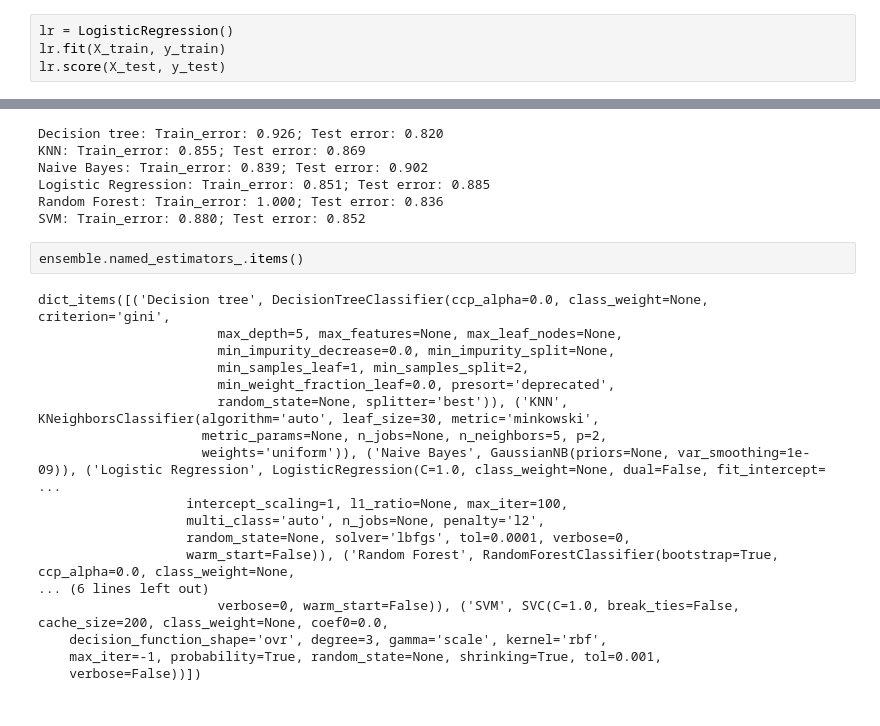
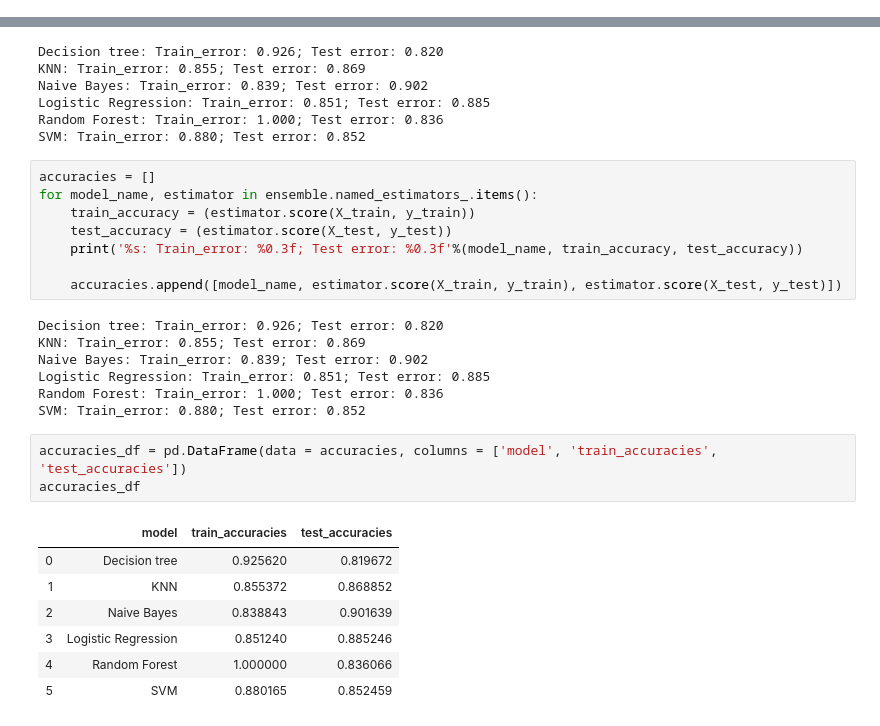
Before and after one commit to camadi/Heart-Disease-Prediction, a Jupyter notebook: Heart-Disease-Analysis.ipynb, the cells around one changed output, grey strips where cells are left out. Cells and saved outputs as stored; diff of their text form.

```diff
--- a/Heart-Disease-Analysis.ipynb
+++ b/Heart-Disease-Analysis.ipynb
@@ -270,7 +268,3 @@ print(ensemble.score(X_test, y_test))
 # %% [output]
 0.9049586776859504
 0.8852459016393442
-# %%
-lr = LogisticRegression()
-lr.fit(X_train, y_train)
-lr.score(X_test, y_test)
@@ -288,23 +287,29 @@ Naive Bayes: Train_error: 0.839; Test error: 0.902
 Logistic Regression: Train_error: 0.851; Test error: 0.885
 Random Forest: Train_error: 1.000; Test error: 0.836
 SVM: Train_error: 0.880; Test error: 0.852
-# %%
-ensemble.named_estimators_.items()
-# %% [output]
-dict_items([('Decision tree', DecisionTreeClassifier(ccp_alpha=0.0, class_weight=None, criterion='gini',
-                       max_depth=5, max_features=None, max_leaf_nodes=None,
-                       min_impurity_decrease=0.0, min_impurity_split=None,
-                       min_samples_leaf=1, min_samples_split=2,
-                       min_weight_fraction_leaf=0.0, presort='deprecated',
-                       random_state=None, splitter='best')), ('KNN', KNeighborsClassifier(algorithm='auto', leaf_size=30, metric='minkowski',
-                     metric_params=None, n_jobs=None, n_neighbors=5, p=2,
-                     weights='uniform')), ('Naive Bayes', GaussianNB(priors=None, var_smoothing=1e-09)), ('Logistic Regression', LogisticRegression(C=1.0, class_weight=None, dual=False, fit_intercept= ...
-                   intercept_scaling=1, l1_ratio=None, max_iter=100,
-                   multi_class='auto', n_jobs=None, penalty='l2',
-                   random_state=None, solver='lbfgs', tol=0.0001, verbose=0,
-                   warm_start=False)), ('Random Forest', RandomForestClassifier(bootstrap=True, ccp_alpha=0.0, class_weight=None,
-... (6 lines left out)
-                       verbose=0, warm_start=False)), ('SVM', SVC(C=1.0, break_ties=False, cache_size=200, class_weight=None, coef0=0.0,
-    decision_function_shape='ovr', degree=3, gamma='scale', kernel='rbf',
-    max_iter=-1, probability=True, random_state=None, shrinking=True, tol=0.001,
-    verbose=False))])
+# %%
+accuracies = []
+for model_name, estimator in ensemble.named_estimators_.items():
+    train_accuracy = (estimator.score(X_train, y_train))
+    test_accuracy = (estimator.score(X_test, y_test))
+    print('%s: Train_error: %0.3f; Test error: %0.3f'%(model_name, train_accuracy, test_accuracy))
+
+    accuracies.append([model_name, estimator.score(X_train, y_train), estimator.score(X_test, y_test)])
+# %% [output]
+Decision tree: Train_error: 0.926; Test error: 0.820
+KNN: Train_error: 0.855; Test error: 0.869
+Naive Bayes: Train_error: 0.839; Test error: 0.902
+Logistic Regression: Train_error: 0.851; Test error: 0.885
+Random Forest: Train_error: 1.000; Test error: 0.836
+SVM: Train_error: 0.880; Test error: 0.852
+# %%
+accuracies_df = pd.DataFrame(data = accuracies, columns = ['model', 'train_accuracies', 'test_accuracies'])
+accuracies_df
+# %% [output]
+|  | model | train_accuracies | test_accuracies |
+| 0 | Decision tree | 0.925620 | 0.819672 |
+| 1 | KNN | 0.855372 | 0.868852 |
+| 2 | Naive Bayes | 0.838843 | 0.901639 |
+| 3 | Logistic Regression | 0.851240 | 0.885246 |
+| 4 | Random Forest | 1.000000 | 0.836066 |
+| 5 | SVM | 0.880165 | 0.852459 |
```
Also changed, not shown: parts of 5 cells of this notebook.
